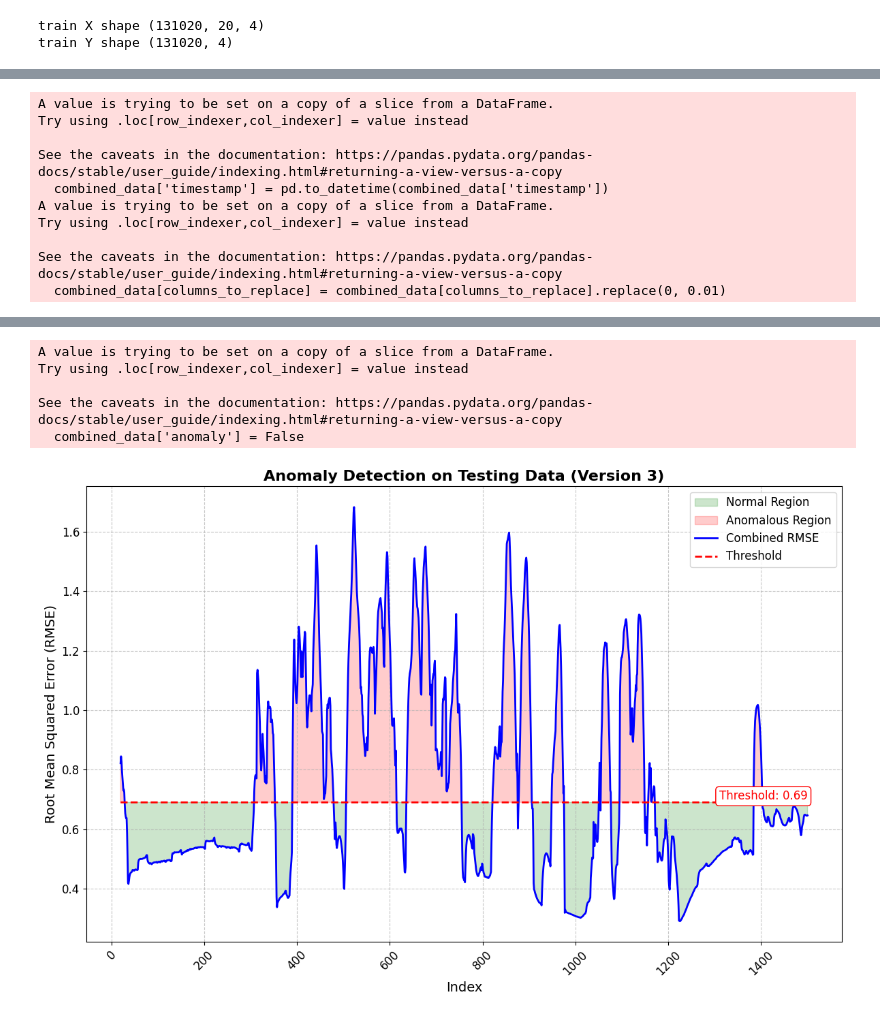
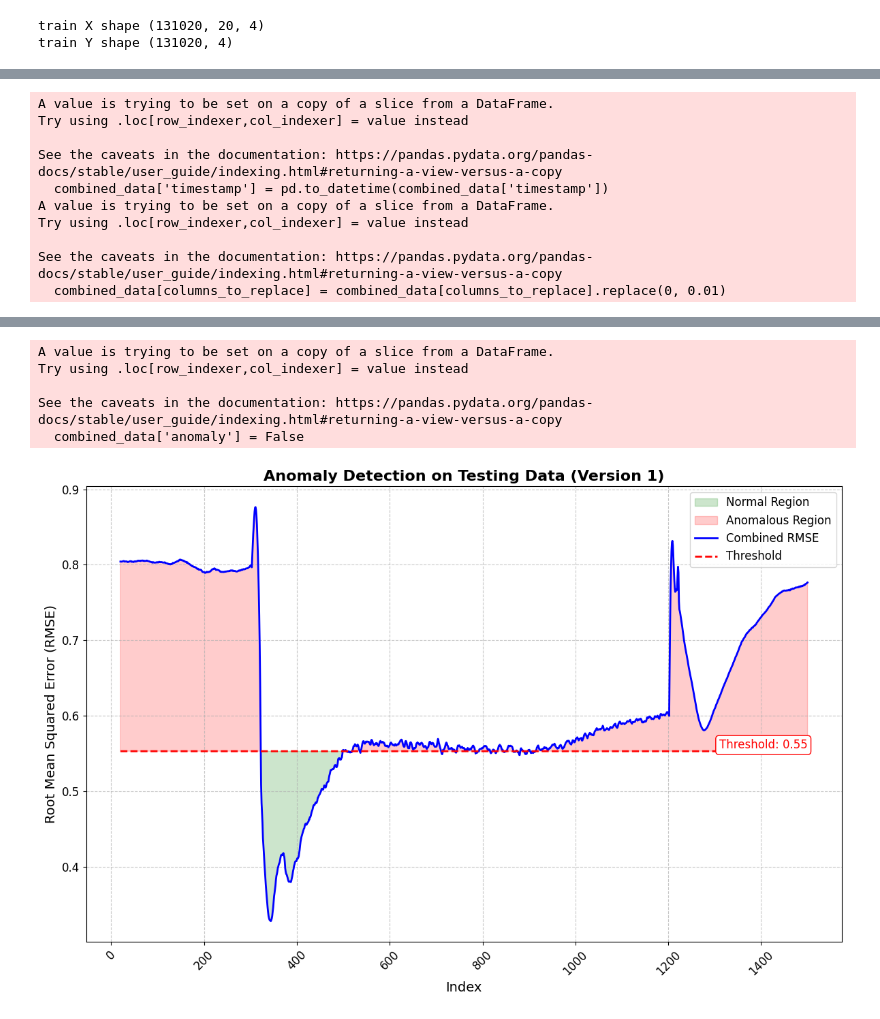
Before and after one commit to DECSResearch/Attack-Classification---Metrics-based, a Jupyter notebook: NFL_Training.ipynb, the cells around one changed output, grey strips where cells are left out. Saved outputs shown, nothing was run; the diff lists cells and outputs as text; code cells hidden in the pictures.

```diff
--- a/NFL_Training.ipynb
+++ b/NFL_Training.ipynb
@@ -428,6 +403,6 @@ Mean of trainRMSE_mean: 0.05064747564622286
 # %%
 # Load the dataset
-data1 = pd.read_csv('Nano07V3_gt.csv')
+data1 = pd.read_csv('Nano08V1_gt.csv')
 
 # Select only the 'timestamp', 'jetson_gpu_usage_percent', 'jetson_cpu_usage_percent', and 'ground_truth' columns
 combined_data = data1[['timestamp', 'jetson_gpu_usage_percent', 'jetson_cpu_usage_percent', 'jetson_board_temperature_celsius', 'jetson_ram_usage_mb', 'ground_truth']]
@@ -491,8 +466,8 @@ combined_rmse = np.sqrt(combined_mse)
 combined_rmse_combined = np.mean(combined_rmse, axis=1)
 
 # Thresholding using MAPE
-# max_trainRMSE = average_threshold_train
 max_trainRMSE = threshold_99
+# max_trainRMSE = 0.69
 
 # Capture all details in a DataFrame for easy plotting
 anomaly_df = pd.DataFrame(df_standard_scaled_1[seq_size:])
@@ -540,7 +515,7 @@ plt.text(x=anomaly_df.index[-1],
          bbox=dict(facecolor='white', edgecolor='red', boxstyle='round,pad=0.3'))
 
 # Customize the plot
-plt.title('Anomaly Detection on Testing Data (Version 3)', fontsize=16, fontweight='bold')
+plt.title('Anomaly Detection on Testing Data (Version 1)', fontsize=16, fontweight='bold')
 plt.xlabel('Index', fontsize=14)
 plt.ylabel('Root Mean Squared Error (RMSE)', fontsize=14)
 plt.xticks(fontsize=12, rotation=45)
@@ -585,7 +560,7 @@ Total inference time: 1.43 seconds
 A value is trying to be set on a copy of a slice from a DataFrame.
 Try using .loc[row_indexer,col_indexer] = value instead
 
 See the caveats in the documentation: https://pandas.pydata.org/pandas-docs/stable/user_guide/indexing.html#returning-a-view-versus-a-copy
   combined_data['anomaly'] = False
-[figure, old version]
+[figure, new version]
 # %%
```
Also changed, not shown: parts of 14 cells of this notebook, 1 other file.
